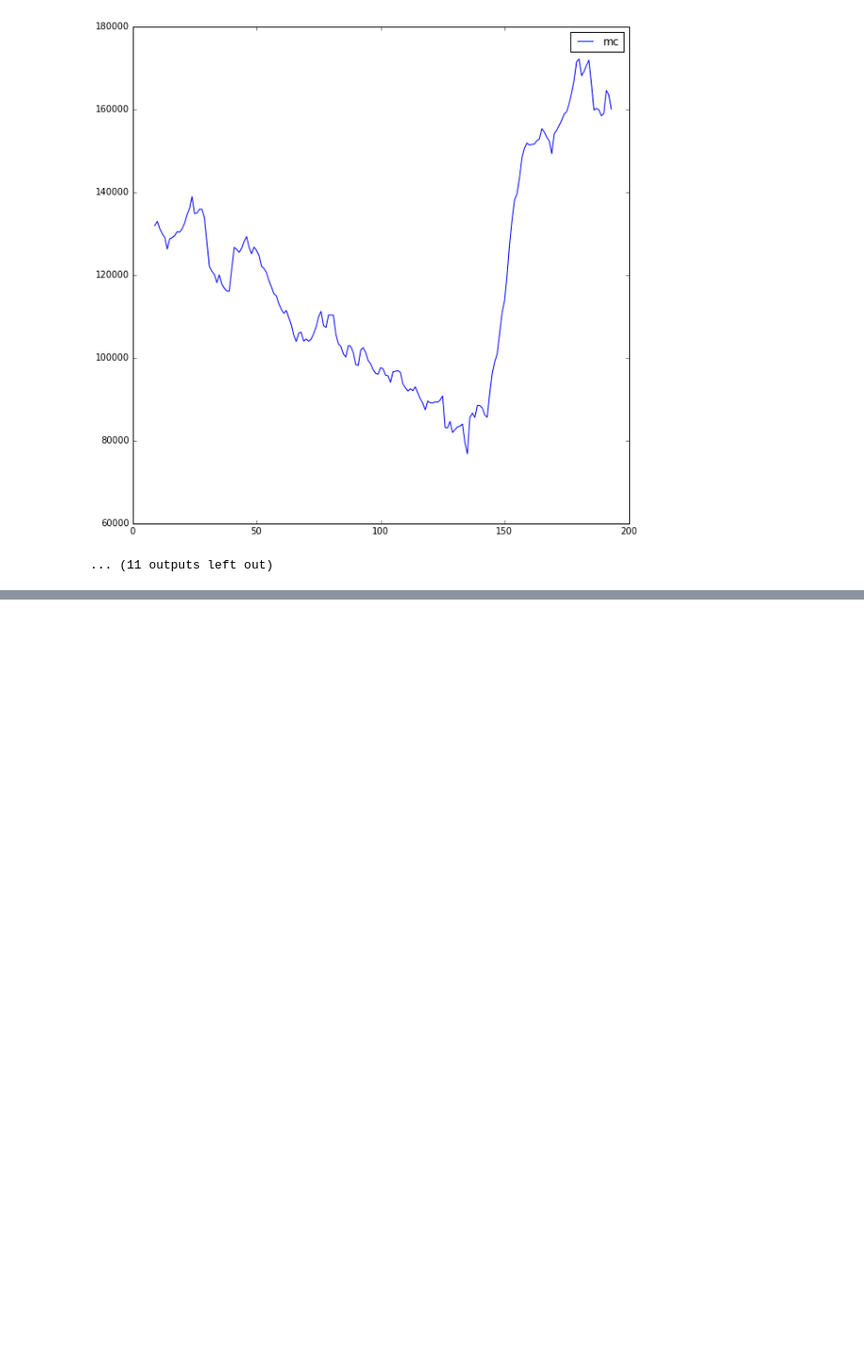
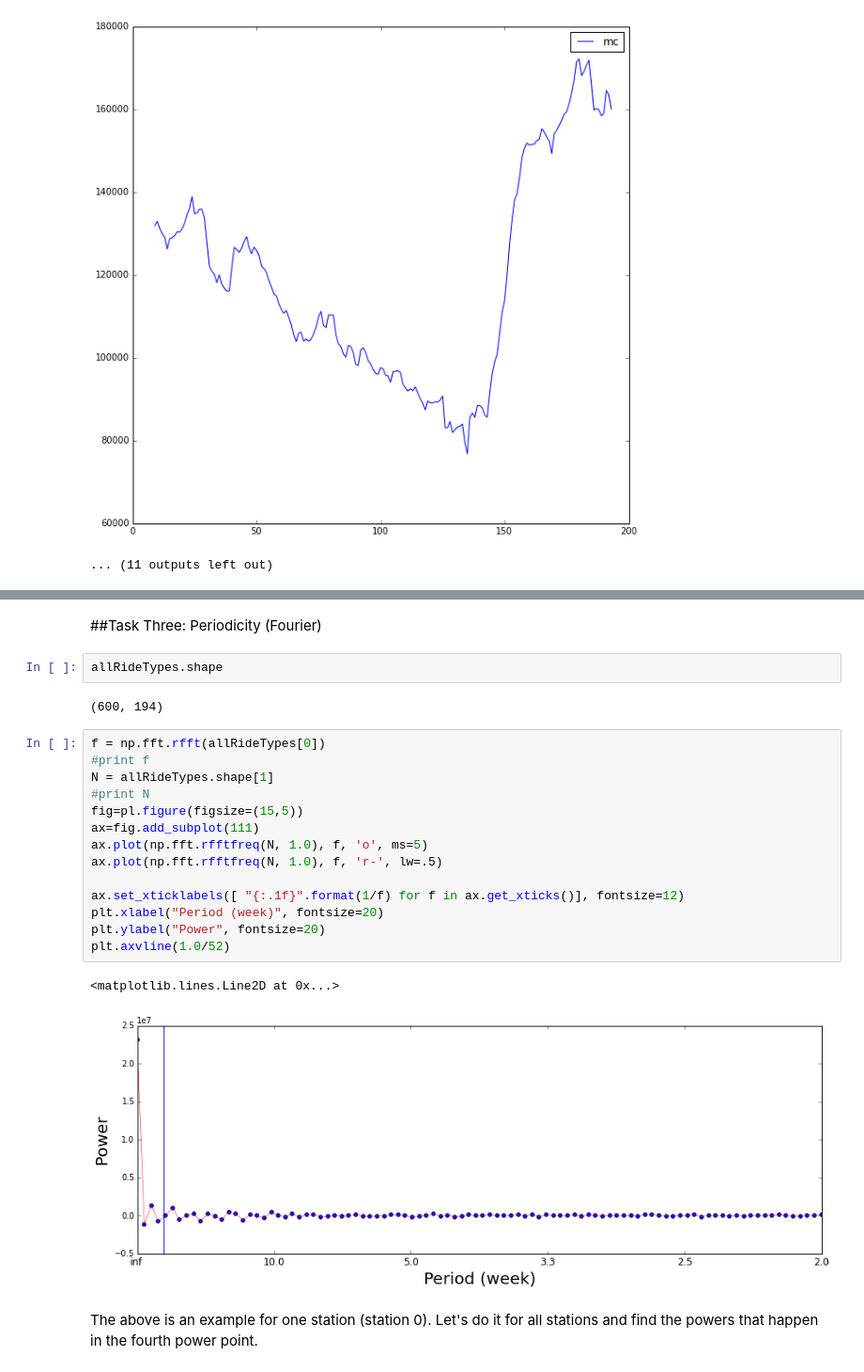
Before and after one commit to michellemho/PUI2015_mmh555, a Jupyter notebook: HW6/HW6.ipynb, the cells around one changed output, grey strips where cells are left out. Shown at 94% size. Drawn from its saved outputs; the diff is of its cells as text; blank space fills up the shorter version.

```diff
--- a/HW6/HW6.ipynb
+++ b/HW6/HW6.ipynb
@@ -166,0 +232,25 @@ AFAS, EXP, EZ, Month ride types show decreasing trend.
+# %% [markdown]
+##Task Three: Periodicity (Fourier)
+# %%
+allRideTypes.shape
+# %% [output]
+(600, 194)
+# %%
+f = np.fft.rfft(allRideTypes[0])
+#print f
+N = allRideTypes.shape[1]
+#print N
+fig=pl.figure(figsize=(15,5))
+ax=fig.add_subplot(111)
+ax.plot(np.fft.rfftfreq(N, 1.0), f, 'o', ms=5)
+ax.plot(np.fft.rfftfreq(N, 1.0), f, 'r-', lw=.5)
+
+ax.set_xticklabels([ "{:.1f}".format(1/f) for f in ax.get_xticks()], fontsize=12)
+plt.xlabel("Period (week)", fontsize=20)
+plt.ylabel("Power", fontsize=20)
+plt.axvline(1.0/52)
+# %% [output]
+<matplotlib.lines.Line2D at 0x...>
+[figure, added]
+# %% [markdown]
+The above is an example for one station (station 0). Let's do it for all stations and find the powers that happen in the fourth power point.
```
Also changed, not shown: parts of 12 cells of this notebook, 2 other files.
